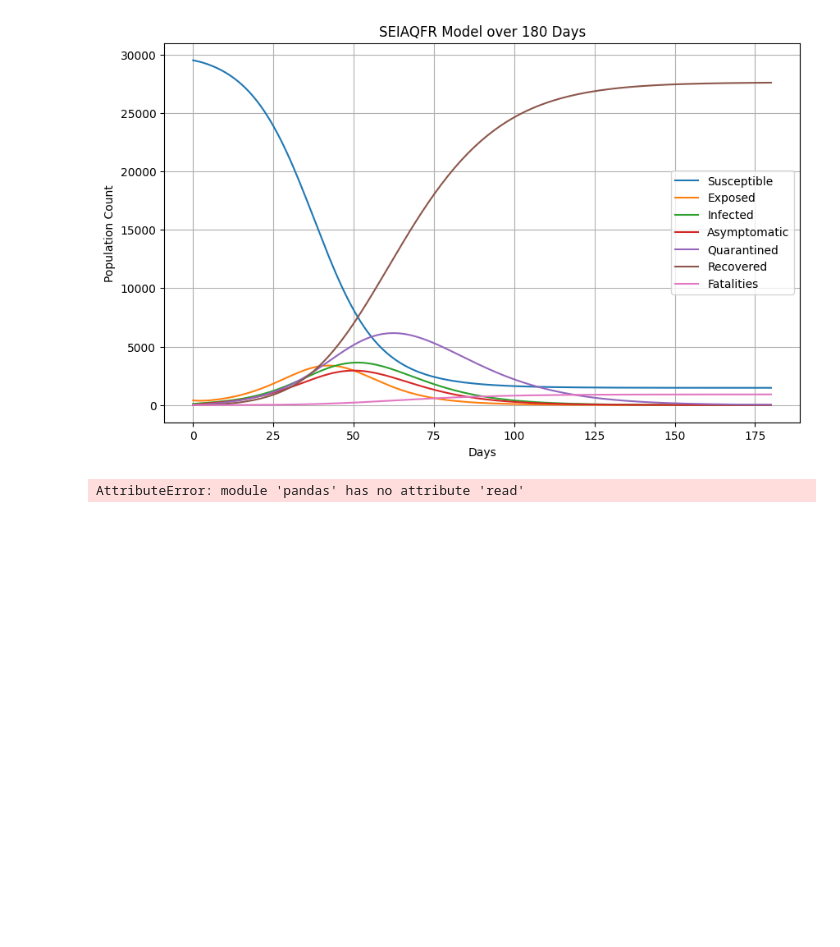
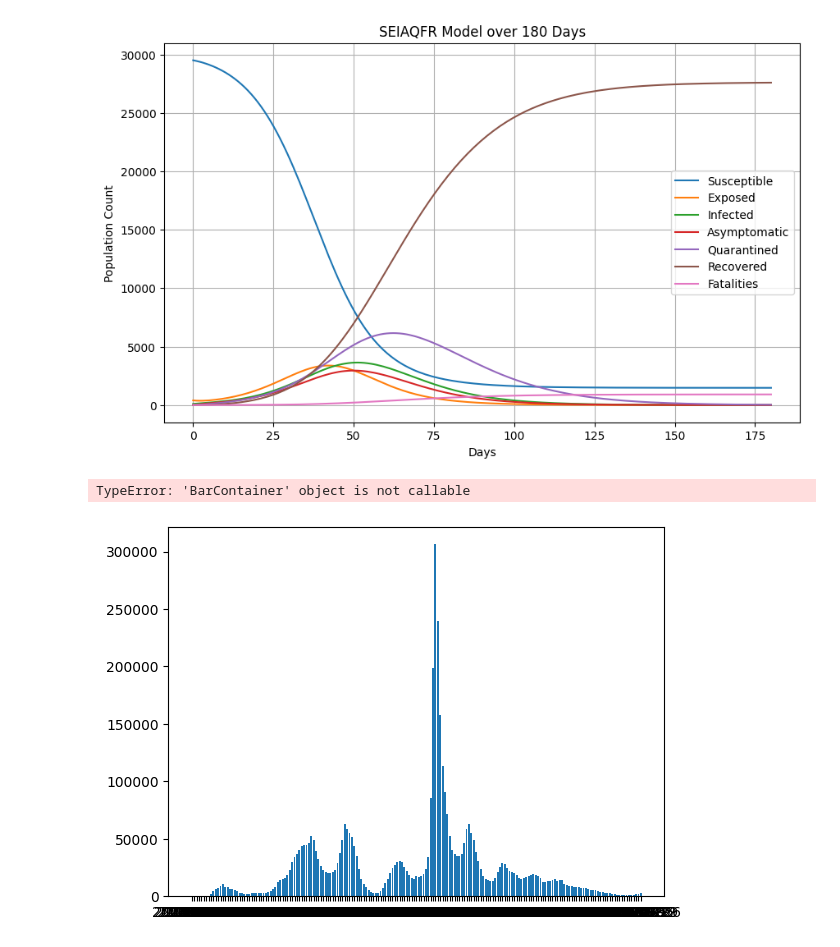
Before and after one commit to khoobacca/COVID-19-Analysis-and-Prediction, a Jupyter notebook: Predictive Model of COVID-19.ipynb, the cells around one changed output. Drawn from its saved outputs; the diff is of its cells as text; code cells hidden in the pictures; blank space fills up the shorter version.

```diff
--- a/Predictive Model of COVID-19.ipynb
+++ b/Predictive Model of COVID-19.ipynb
@@ -88,8 +88,8 @@ observed_infected = data['cases'].values
 observed_fatalities = data['deaths'].values
 # observed_recovered = data['recovered'].values
 
-infeceted_graph_weekly = bar(recorded_week, observed_infected)
-infeceted_graph_weekly()
+infected_graph_weekly = bar(recorded_week, observed_infected)
+infected_graph_weekly()
 
 
 
@@ -136,31 +136,32 @@ infeceted_graph_weekly()
 # # Objective function to minimize
 # def objective(params):
 #     # Using a subset of parameters for simplicity
 #     beta, gamma, delta, x = params
 #     # Keeping other parameters fixed for this example
 #     N, alpha, p, phi, q, theta = 30000, 1/5, 0.5, 1/10, 0.2, 1/14
 
 #     full_params = [N, beta, alpha, p, gamma, phi, q, theta, delta, x]
 #     sol = odeint(SEIAQFR, initial_conditions, t, args=tuple(full_params))
 
 #     error_infected = np.sum((sol[:, 2] - observed_infected)**2)
 #     error_recovered = np.sum((sol[:, 5] - observed_recovered)**2)
 #     error_fatalities = np.sum((sol[:, 6] - observed_fatalities)**2)
 
 #     return error_infected + error_recovered + error_fatalities
 
 # # Initial guesses for parameters
 # initial_guess = [0.5, 1/7, 1/20, 0.05]
 
 # # Run optimization
 # result = minimize(objective, initial_guess, method='L-BFGS-B', bounds=[(0.1, 1), (1/14, 1/3), (1/30, 1/7), (0, 1)])
 
 # # Extract estimated parameters
 # beta_est, gamma_est, delta_est, x_est = result.x
 
 # print(f"Estimated beta: {beta_est}")
 # print(f"Estimated gamma: {gamma_est}")
 # print(f"Estimated delta: {delta_est}")
 # print(f"Estimated x: {x_est}")
 # %% [output]
-AttributeError: module 'pandas' has no attribute 'read'
+TypeError: 'BarContainer' object is not callable
+[figure, added]
```
